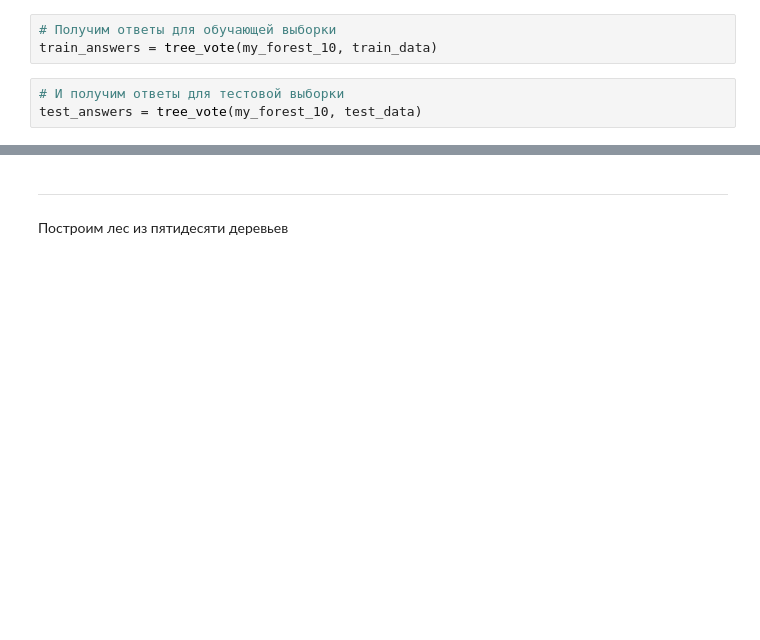
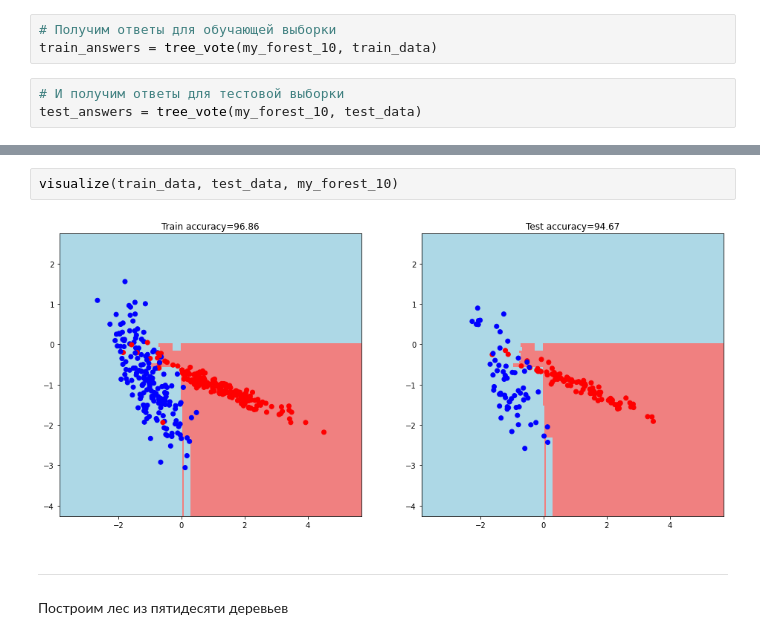
Before and after one commit to AndreiBazhenau/gb, a Jupyter notebook: algorithms_analysis/hw_5.ipynb, the cells around one changed output, grey strips where cells are left out. Cells and saved outputs as stored; diff of their text form; blank space fills up the shorter version.

```diff
--- a/algorithms_analysis/hw_5.ipynb
+++ b/algorithms_analysis/hw_5.ipynb
@@ -811,3 +381,7 @@ print(f'Точность случайного леса из {n_trees} дерев
+# %%
+visualize(train_data, test_data, my_forest_10)
+# %% [output]
+[figure, added]
 # %% [markdown]
 ---
 Построим лес из пятидесяти деревьев
```
Also changed, not shown: parts of 78 cells of this notebook, 1 other file.
